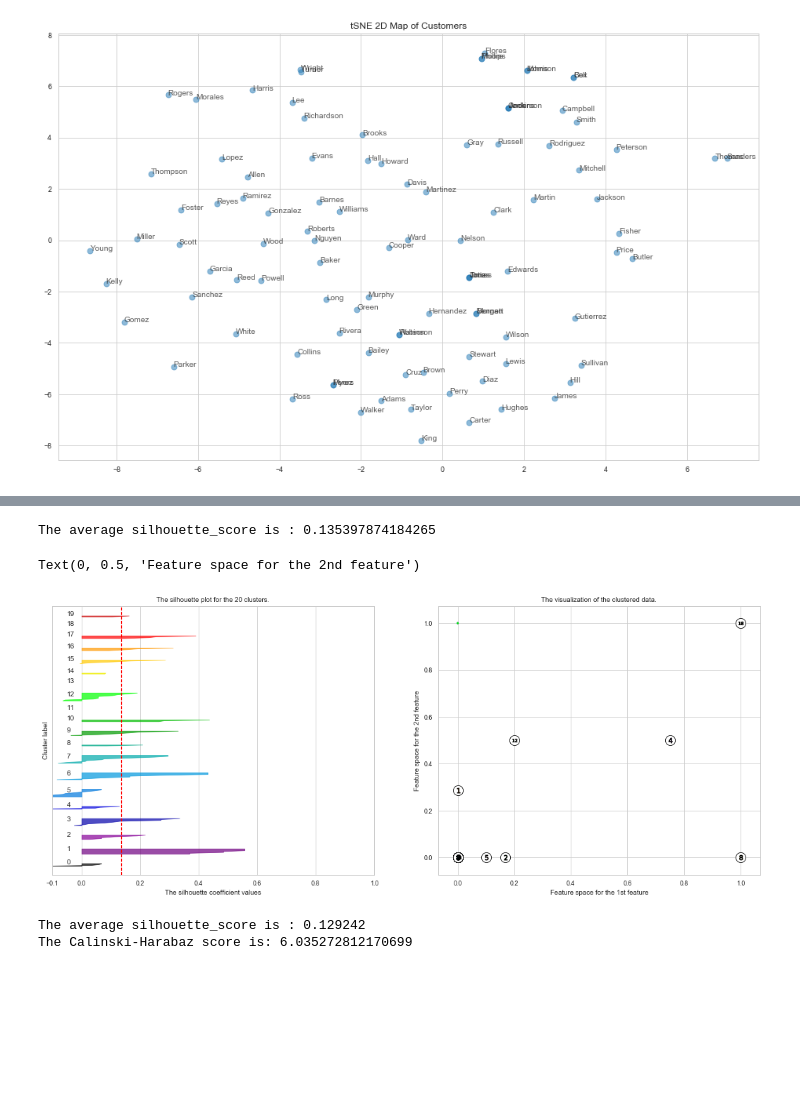
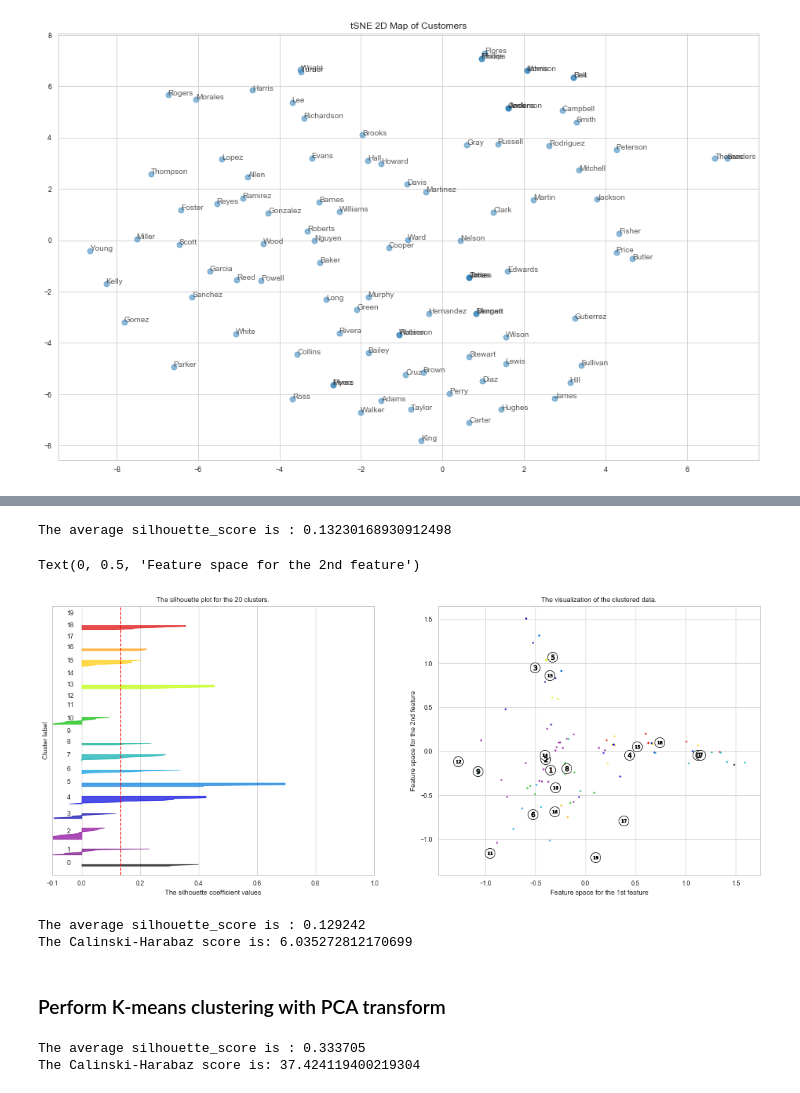
Before and after one commit to TheeChris/springboard, a Jupyter notebook: clustering/Mini_Project_Clustering.ipynb, the cells around one changed output, grey strips where cells are left out. Cells and saved outputs as stored; diff of their text form; code cells hidden in the pictures; blank space fills up the shorter version.

```diff
--- a/clustering/Mini_Project_Clustering.ipynb
+++ b/clustering/Mini_Project_Clustering.ipynb
@@ -179,7 +184,5 @@ Fortunately, scikit-learn provides a function to compute this for us (phew!) cal
 # %%
-from sklearn.metrics import silhouette_samples, silhouette_score
-import matplotlib.cm as cm
-
+# plot silhouette analyses
 scores = []
 
 for n_clusters in ks:
@@ -197,7 +200,7 @@ for n_clusters in ks:
 
     # Initialize the clusterer with n_clusters value and a random generator
     # seed of 10 for reproducibility.
-    clusterer = KMeans(n_clusters=n_clusters, random_state=22)
+    clusterer = KMeans(n_clusters=n_clusters, random_state=0)
     cluster_labels = clusterer.fit_predict(x_cols)
 
     # The silhouette_score gives the average value for all the samples.
@@ -245,12 +248,17 @@ for n_clusters in ks:
     ax1.set_xticks([-0.1, 0, 0.2, 0.4, 0.6, 0.8, 1])
 
     # 2nd Plot showing the actual clusters formed
+    redux = PCA(n_components=2)
+    pca_2d = redux.fit_transform(x_cols)
+
     colors = cm.nipy_spectral(cluster_labels.astype(float) / n_clusters)
-    ax2.scatter(x_cols[:, 0], x_cols[:, 1], marker='.', s=30, lw=0, alpha=0.7,
+    ax2.scatter(pca_2d[:, 0], pca_2d[:, 1], s=30, lw=0, alpha=0.7,
                 c=colors, edgecolor='k')
 
     # Labeling the clusters
-    centers = clusterer.cluster_centers_
+    #centers = clusterer.cluster_centers_
+
+    centers = redux.transform(clusterer.cluster_centers_)
     # Draw white circles at cluster centers
     ax2.scatter(centers[:, 0], centers[:, 1], marker='o',
                 c="white", alpha=1, s=200, edgecolor='k')
@@ -713,8 +701,11 @@ fig.set_size_inches(18, 7)
 ax1.set_xlim([-0.1, 1])
 ax1.set_ylim([0, len(x_cols) + 210])
 
-clusterer = KMeans(n_clusters=20, random_state=22)
+clusterer = KMeans(n_clusters=20, random_state=0)
 cluster_labels = clusterer.fit_predict(x_cols)
+redux = PCA(n_components=2)
+pca_2d = redux.fit_transform(x_cols)
+cluster = clusterer.labels_
 
 silhouette_avg = silhouette_score(x_cols, cluster_labels)
 scores.append(silhouette_avg)
@@ -736,38 +727,40 @@ for i in range(20):
                       0, ith_cluster_silhouette_values,
                       facecolor=color, edgecolor=color, alpha=0.7)
 
     ax1.text(-0.05, y_lower + 0.5 * size_cluster_i, str(i))
 
     y_lower = y_upper + 10  # 10 for the 0 samples
 
 ax1.set_title("The silhouette plot for the 20 clusters.")
 ax1.set_xlabel("The silhouette coefficient values")
 ax1.set_ylabel("Cluster label")
 
 ax1.axvline(x=silhouette_avg, color="red", linestyle="--")
 
 ax1.set_yticks([])  # Clear the yaxis labels / ticks
 ax1.set_xticks([-0.1, 0, 0.2, 0.4, 0.6, 0.8, 1])
 
 colors = cm.nipy_spectral(cluster_labels.astype(float) / 20)
-ax2.scatter(x_cols[:, 0], x_cols[:, 1], marker='.', s=30, lw=0, alpha=0.7,
+ax2.scatter(pca_2d[:,0], pca_2d[:,1], marker='.', s=30, lw=0, alpha=0.7,
             c=colors, edgecolor='k')
 
-centers = clusterer.cluster_centers_
-ax2.scatter(centers[:, 0], centers[:, 1], marker='o',
+#centers = clusterer.cluster_centers_
+centers = redux.transform(clusterer.cluster_centers_)
+
+ax2.scatter(centers[:,0], centers[:, 1], marker='o',
                 c="white", alpha=1, s=200, edgecolor='k')
 
 for i, c in enumerate(centers):
     ax2.scatter(c[0], c[1], marker='$%d$' % i, alpha=1,
                     s=50, edgecolor='k')
 
 ax2.set_title("The visualization of the clustered data.")
 ax2.set_xlabel("Feature space for the 1st feature")
 ax2.set_ylabel("Feature space for the 2nd feature")
 # %% [output]
-The average silhouette_score is : 0.135397874184265
+The average silhouette_score is : 0.13230168930912498
 Text(0, 0.5, 'Feature space for the 2nd feature')
-[figure, old version]
+[figure, new version]
 # %%
 # evaluate K-means for 20 clusters
 kmeans = KMeans(n_clusters=20)
@@ -782,3 +775,21 @@ print("The Calinski-Harabaz score is:", ch_score)
 # %% [output]
 The average silhouette_score is : 0.129242
 The Calinski-Harabaz score is: 6.035272812170699
+# %% [markdown]
+### Perform K-means clustering with PCA transform
+# %%
+# K-means clusters with 5 clusters and 5-dimensional PCA
+pca5 = PCA(n_components=5).fit_transform(x_cols)
+kmeans5 = KMeans(n_clusters=5, random_state=0)
+
+labels = kmeans5.fit_predict(pca5)
+silhouette_avg = silhouette_score(pca5, labels)
+cluster_labels = kmeans5.fit(pca5).labels_
+n_clusters_ = len(set(cluster_labels))
+ch_score = calinski_harabaz_score(pca5, cluster_labels)
+
+print("The average silhouette_score is : %f" % silhouette_avg)
+print("The Calinski-Harabaz score is:", ch_score)
+# %% [output]
+The average silhouette_score is : 0.333705
+The Calinski-Harabaz score is: 37.424119400219304
```
Also changed, not shown: parts of 31 cells of this notebook.
